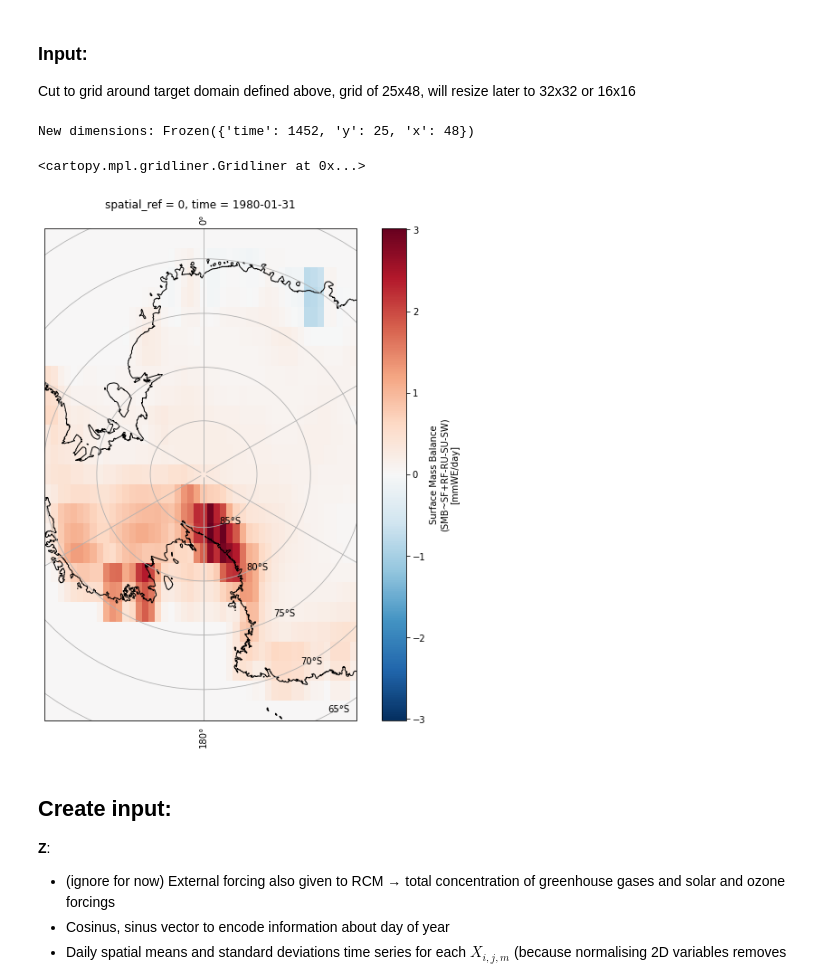
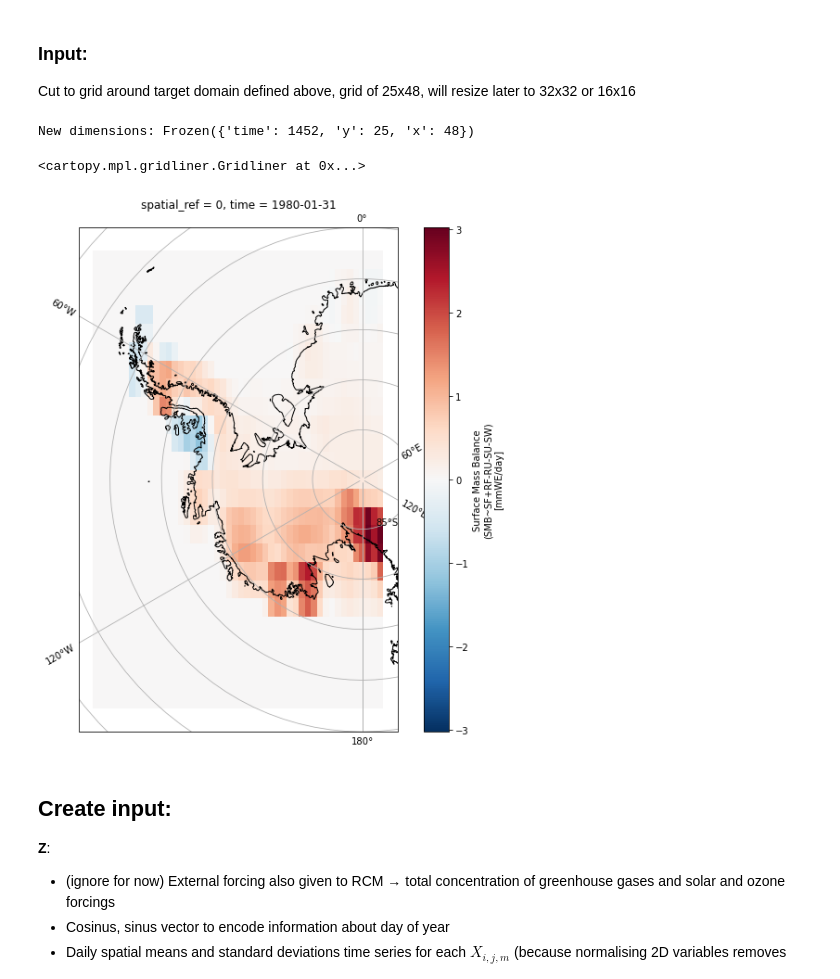
Before and after one commit to marvande/Antarctica-RCM-Emulator, a Jupyter notebook: scr/notebooks/ML_Flow/2-ML_flow.ipynb, the cells around one changed output. Cells and saved outputs as stored; diff of their text form; code cells hidden in the pictures.

```diff
--- a/scr/notebooks/ML_Flow/2-ML_flow.ipynb
+++ b/scr/notebooks/ML_Flow/2-ML_flow.ipynb
@@ -207,14 +213,19 @@ def plotPred(target_dataset, samplepred, ax, region="whole antarctica"):
 # %%
 # Path on GC with data:
 pathGC = f'Chris_data/RawData/MAR-ACCESS1.3/monthly/RCM/'
+pathCluster = '../../../../../../mlodata1/marvande/data/'
 # %% [markdown]
 ### Input: GCM-like RCM
 I.e., to create X, Z
 # %%
+downloadFromGC = False
 fileGCMLike = 'MAR(ACCESS1-3)-stereographic_monthly_GCM_like.nc'
-downloadFileFromGC(pathGC, '', fileGCMLike)
-GCMLike = xr.open_dataset(fileGCMLike)
-os.remove(fileGCMLike)
+if downloadFromGC:
+    downloadFileFromGC(pathGC, '', fileGCMLike)
+    GCMLike = xr.open_dataset(fileGCMLike)
+    os.remove(fileGCMLike)
+else:
+    GCMLike = xr.open_dataset(pathCluster+fileGCMLike)
 print(GCMLike.dims)
 GCMLike
 # %% [output]
@@ -328,31 +383,38 @@ New target dimensions: Frozen({'time': 1452, 'y': 64, 'x': 64, 'PLEV': 7})
 ### Input:
 Cut to grid around target domain defined above, grid of 25x48, will resize later to 32x32 or 16x16
 # %%
-def createLowerInput(GCMLike, Nx=48, Ny=25, print_=True):
-    max_x = (Nx / 2) * 68 * 1000
-    max_y = (Ny / 2) * 206 * 1000
+def createLowerInput(GCMLike, region, Nx=48, Ny=25, print_=True):
 
-    lowerInput = cutBoundaries(GCMLike, max_x, max_y)
+    if region == 'Lower peninsula':
+        max_x = (Nx/2) * 68 * 1000
+        max_y = (Ny) * 206 * 1000
+
+        df = GCMLike.where(GCMLike.x < max_x, drop=True)
+        df = df.where(-max_x <= df.x, drop=True)
+
+    if region == 'Larsen':
+        min_x = GCMLike.x.min().values
+        df = GCMLike.where(GCMLike.x < min_x+ (Nx * 68 * 1000), drop=True)
     if print_:
-        print("New dimensions:", lowerInput.dims)
+        print("New dimensions:", df.dims)
 
-    return lowerInput
+    return df
 # %%
-lowerInput = createLowerInput(GCMLike, Nx=48, Ny=25)
+LarsenInput = createLowerInput(GCMLike,region = 'Larsen', Nx=48, Ny=25)
 
 # plot
 fig = plt.figure(figsize=(10, 10))
 ax = plt.subplot(1, 1, 1, projection=ccrs.SouthPolarStereo())
-lowerInput.SMB.isel(time=0).plot(
+LarsenInput.SMB.isel(time=0).plot(
     x="x", ax=ax, transform=ccrs.SouthPolarStereo(), add_colorbar=True
 )
 
 ax.coastlines("10m", color="black")
 ax.gridlines(draw_labels=True)
 # %% [output]
 New dimensions: Frozen({'time': 1452, 'y': 25, 'x': 48})
 <cartopy.mpl.gridliner.Gridliner at 0x...>
-[figure, old version]
+[figure, new version]
 # %% [markdown]
 ## Create input:
 
```
Also changed, not shown: parts of 30 cells of this notebook, 1 other file.
